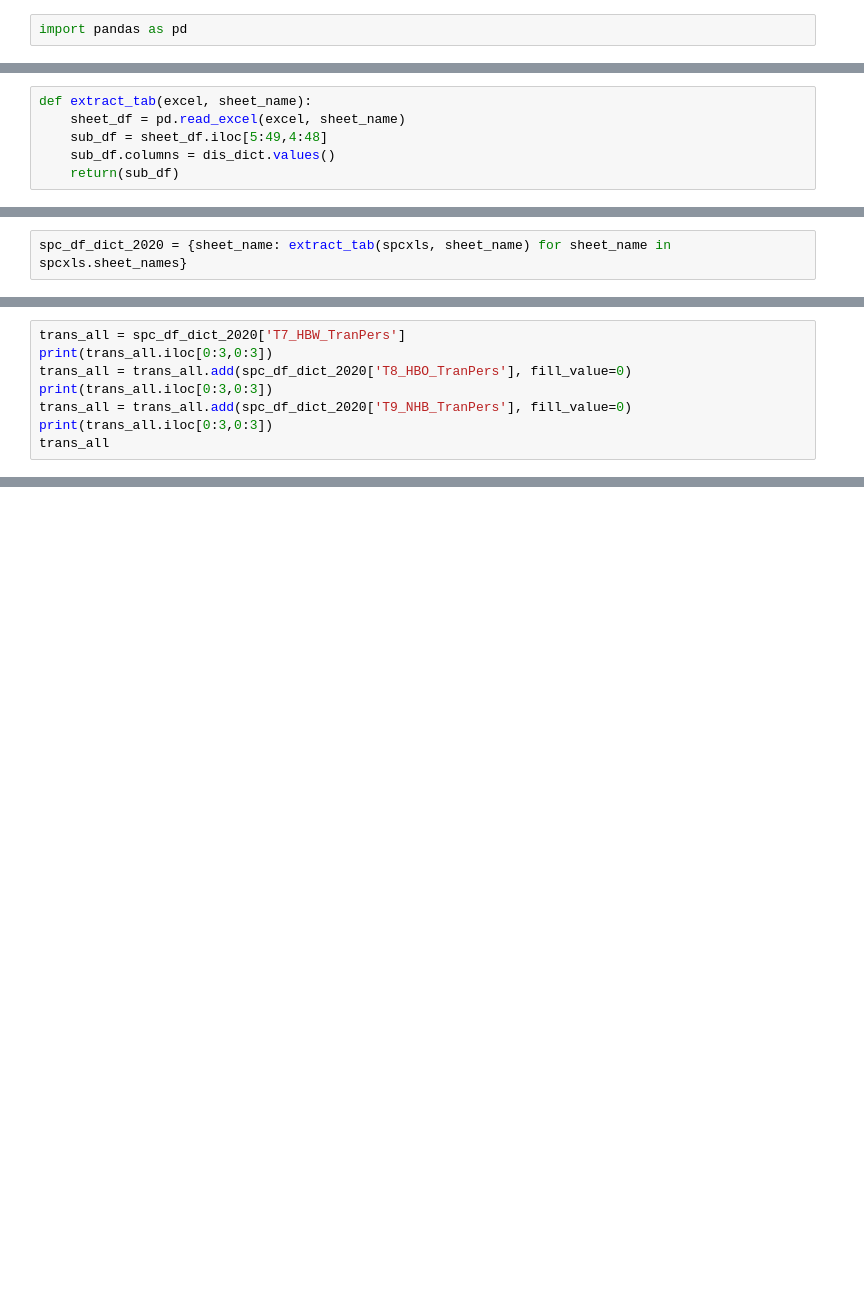
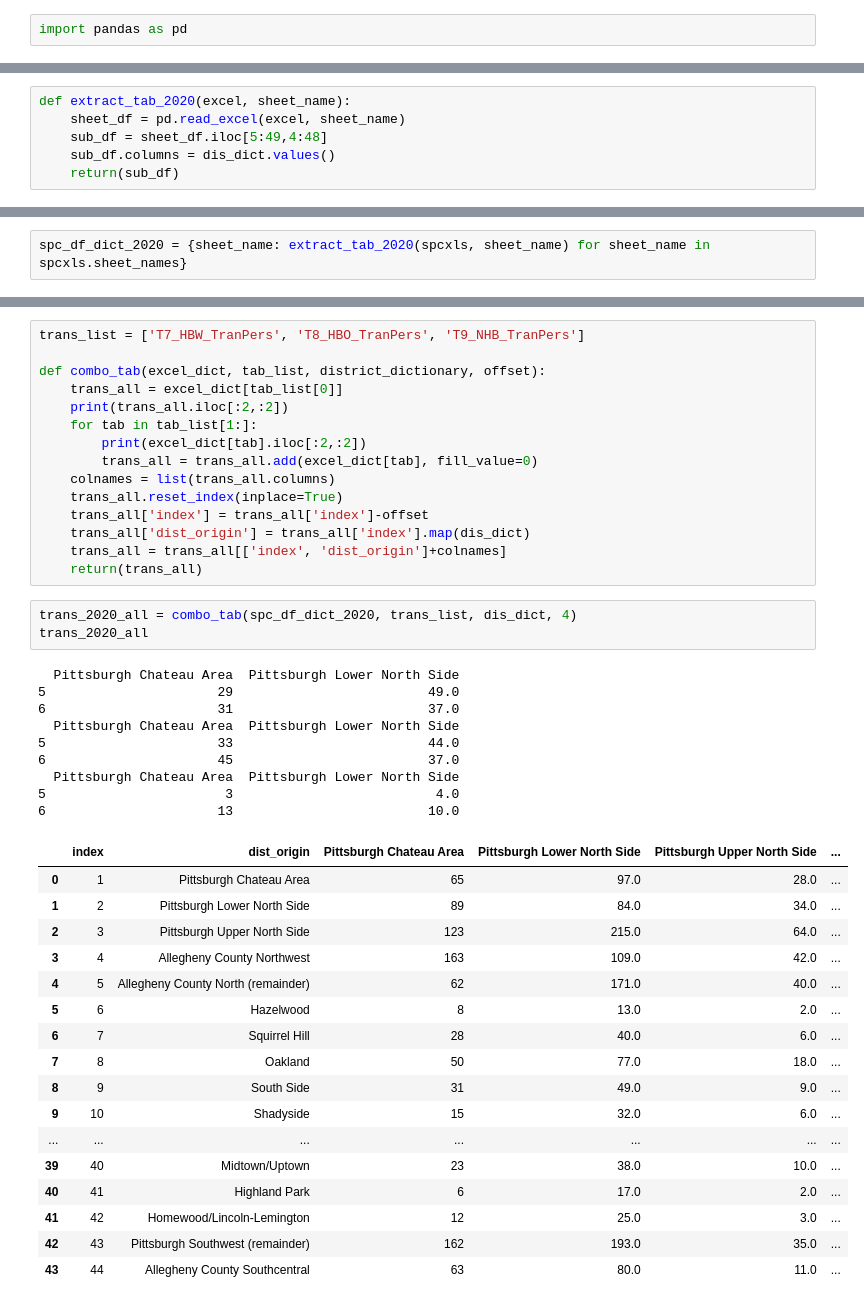
Before and after one commit to MattSamach/PPT_East_Busway, a Jupyter notebook: Notebooks/SPC_Trips.ipynb, the cells around one changed output, grey strips where cells are left out. Drawn from its saved outputs; the diff is of its cells as text; blank space fills up the shorter version.

```diff
--- a/Notebooks/SPC_Trips.ipynb
+++ b/Notebooks/SPC_Trips.ipynb
@@ -75,5 +55,5 @@ trans_hbw
 # %%
-def extract_tab(excel, sheet_name):
+def extract_tab_2020(excel, sheet_name):
     sheet_df = pd.read_excel(excel, sheet_name)
     sub_df = sheet_df.iloc[5:49,4:48]
     sub_df.columns = dis_dict.values()
@@ -81,2 +67,2 @@ def extract_tab(excel, sheet_name):
 # %%
-spc_df_dict_2020 = {sheet_name: extract_tab(spcxls, sheet_name) for sheet_name in spcxls.sheet_names}
+spc_df_dict_2020 = {sheet_name: extract_tab_2020(spcxls, sheet_name) for sheet_name in spcxls.sheet_names}
@@ -85,8 +68,0 @@ spc_df_dict_2020['T9_NHB_TranPers']
-# %%
-trans_all = spc_df_dict_2020['T7_HBW_TranPers']
-print(trans_all.iloc[0:3,0:3])
-trans_all = trans_all.add(spc_df_dict_2020['T8_HBO_TranPers'], fill_value=0)
-print(trans_all.iloc[0:3,0:3])
-trans_all = trans_all.add(spc_df_dict_2020['T9_NHB_TranPers'], fill_value=0)
-print(trans_all.iloc[0:3,0:3])
-trans_all
@@ -128,0 +71,45 @@ trans_all
+# %%
+trans_list = ['T7_HBW_TranPers', 'T8_HBO_TranPers', 'T9_NHB_TranPers']
+
+def combo_tab(excel_dict, tab_list, district_dictionary, offset):
+    trans_all = excel_dict[tab_list[0]]
+    print(trans_all.iloc[:2,:2])
+    for tab in tab_list[1:]:
+        print(excel_dict[tab].iloc[:2,:2])
+        trans_all = trans_all.add(excel_dict[tab], fill_value=0)
+    colnames = list(trans_all.columns)
+    trans_all.reset_index(inplace=True)
+    trans_all['index'] = trans_all['index']-offset
+    trans_all['dist_origin'] = trans_all['index'].map(dis_dict)
+    trans_all = trans_all[['index', 'dist_origin']+colnames]
+    return(trans_all)
+# %%
+trans_2020_all = combo_tab(spc_df_dict_2020, trans_list, dis_dict, 4)
+trans_2020_all
+# %% [output]
+  Pittsburgh Chateau Area  Pittsburgh Lower North Side
+5                      29                         49.0
+6                      31                         37.0
+  Pittsburgh Chateau Area  Pittsburgh Lower North Side
+5                      33                         44.0
+6                      45                         37.0
+  Pittsburgh Chateau Area  Pittsburgh Lower North Side
+5                       3                          4.0
+6                      13                         10.0
+|  | index | dist_origin | Pittsburgh Chateau Area | Pittsburgh Lower North Side | Pittsburgh Upper North Side | ... |
+| 0 | 1 | Pittsburgh Chateau Area | 65 | 97.0 | 28.0 | ... |
+| 1 | 2 | Pittsburgh Lower North Side | 89 | 84.0 | 34.0 | ... |
+| 2 | 3 | Pittsburgh Upper North Side | 123 | 215.0 | 64.0 | ... |
+| 3 | 4 | Allegheny County Northwest | 163 | 109.0 | 42.0 | ... |
+| 4 | 5 | Allegheny County North (remainder) | 62 | 171.0 | 40.0 | ... |
+| 5 | 6 | Hazelwood | 8 | 13.0 | 2.0 | ... |
+| 6 | 7 | Squirrel Hill | 28 | 40.0 | 6.0 | ... |
+| 7 | 8 | Oakland | 50 | 77.0 | 18.0 | ... |
+| 8 | 9 | South Side | 31 | 49.0 | 9.0 | ... |
+| 9 | 10 | Shadyside | 15 | 32.0 | 6.0 | ... |
+| ... | ... | ... | ... | ... | ... | ... |
+| 39 | 40 | Midtown/Uptown | 23 | 38.0 | 10.0 | ... |
+| 40 | 41 | Highland Park | 6 | 17.0 | 2.0 | ... |
+| 41 | 42 | Homewood/Lincoln-Lemington | 12 | 25.0 | 3.0 | ... |
+| 42 | 43 | Pittsburgh Southwest (remainder) | 162 | 193.0 | 35.0 | ... |
+| 43 | 44 | Allegheny County Southcentral | 63 | 80.0 | 11.0 | ... |
```
Also changed, not shown: parts of 27 cells of this notebook, 4 other files.
